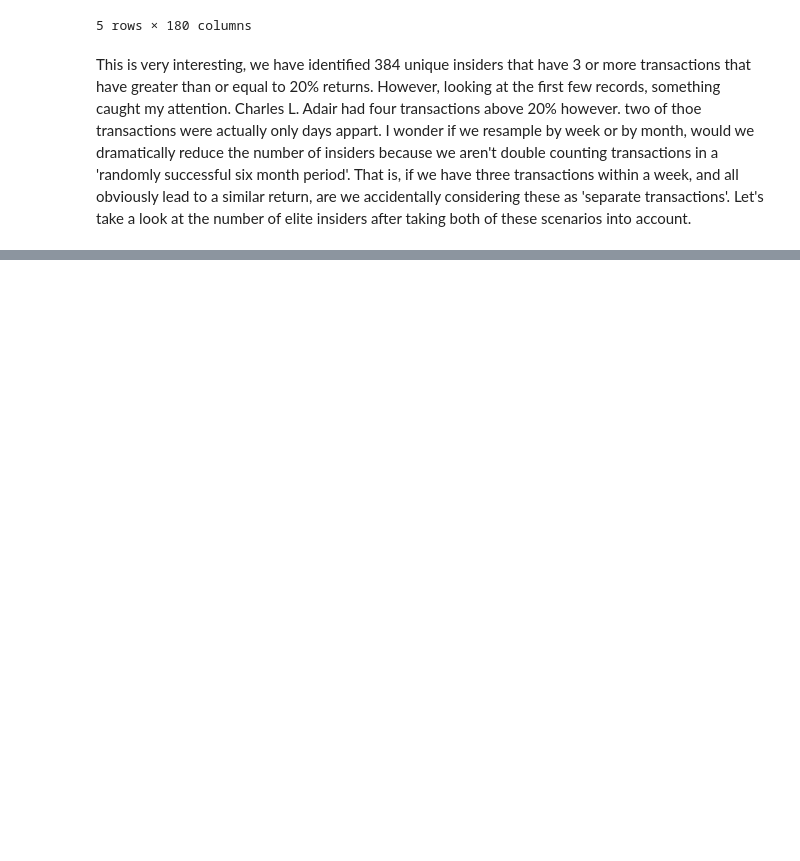
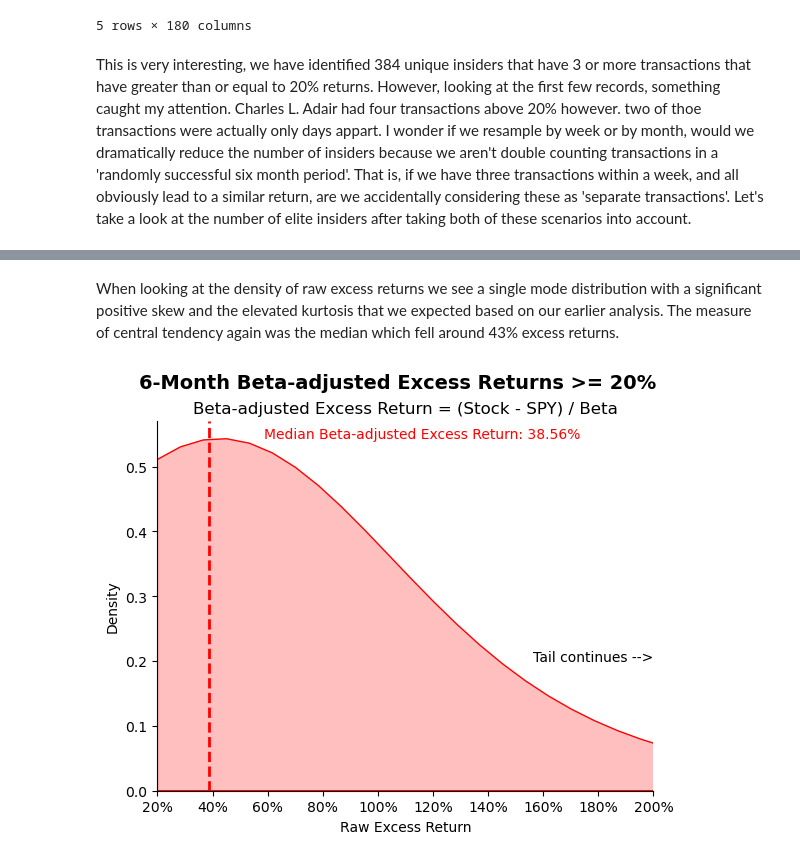
Before and after one commit to tmacpherson6/Do-Insiders-Know-Something-We-Dont, a Jupyter notebook: Notebook 6 - good_buyers.ipynb, the cells around one changed output, grey strips where cells are left out. Cells and saved outputs as stored; diff of their text form; code cells hidden in the pictures; blank space fills up the shorter version.

```diff
--- a/Notebook 6 - good_buyers.ipynb
+++ b/Notebook 6 - good_buyers.ipynb
@@ -211,39 +242,63 @@ plt.show()
+# %% [markdown]
+When looking at the density of raw excess returns we see a single mode distribution with a significant positive skew and the elevated kurtosis that we expected based on our earlier analysis. The measure of central tendency again was the median which fell around 43% excess returns.
 # %%
+# Let's specify the dataframe that we want to look at
+plotting_dataframe = monthly_counts.copy()
+
 # PLOT 2: KDE of All Beta-adjusted Excess Return Buys (Stock - SPY)
 # Define df_cleaned_pos_beta_adj
-df_cleaned_pos_beta_adj = df_cleaned[
-    (df_cleaned["excess_return_6month"] >= 0.20) &
-    (df_cleaned["beta"].notnull()) &
-    (df_cleaned["beta"] != 0)
+beta_adj = plotting_dataframe[
+    (plotting_dataframe["excess_return_6month"] >= 0.20) &
+    (plotting_dataframe["beta"].notnull()) &
+    (plotting_dataframe["beta"] != 0)
 ].copy()
 
 # Calculate beta_adjusted return
-df_cleaned_pos_beta_adj["beta_adj_excess_return"] = (
-    df_cleaned_pos_beta_adj["excess_return_6month"] / df_cleaned_pos_beta_adj["beta"]
+beta_adj["beta_adj_excess_return"] = (
+    beta_adj["excess_return_6month"] / beta_adj["beta"]
 )
 
+# Let's calculate the median return from this dataset
+median_ret = beta_adj["beta_adj_excess_return"].median()
 
 # Note: Clipped KDE on left tail to show only actual data (don't smooth below zero)
-sns.kdeplot(data=df_cleaned_pos_beta_adj,
+sns.kdeplot(data=beta_adj,
             x="beta_adj_excess_return",
             fill=True,
             color="red",
             clip=(0.2, None)
+)
 
-            )
-plt.suptitle("All Insider Buys with 6-Month Beta-adjusted Excess Returns >= 20%: 2006-2024", fontsize=14, fontweight="bold")
-plt.title("KDE of Beta-adjusted Excess Returns (Stock - SPY)", fontsize=12)
+plt.axvline(median_ret, color="red", linestyle="--", linewidth=2)
+plt.text(
+    median_ret + 0.2,
+    0.55,
+    f"Median Beta-adjusted Excess Return: {np.round(median_ret*100, 2)}%",
+    color="Red",
+    va="center",
+    ha="left",
+    fontsize=10,
+)
+
+plt.suptitle("6-Month Beta-adjusted Excess Returns >= 20%", fontsize=14, fontweight="bold")
+plt.title("Beta-adjusted Excess Return = (Stock - SPY) / Beta", fontsize=12)
 
 # Labels and formatting
 plt.xlabel("Raw Excess Return")
 plt.ylabel("Density")
 
 # Clip x axis
 plt.xlim(0.2, 2)
-plt.annotate("Tail continues -->", xy=(2, 0.1), fontsize=10, ha="right")
+plt.annotate("Tail continues -->", xy=(2, 0.2), fontsize=10, ha="right")
+
+ax = plt.gca()
+ax.spines["top"].set_visible(False)
+ax.spines["right"].set_visible(False)
 
 # Format x axis as percentage
-plt.gca().xaxis.set_major_formatter(mtick.PercentFormatter(xmax=1.0))
+ax.xaxis.set_major_formatter(mtick.PercentFormatter(xmax=1.0))
 
-plt.grid(True)
+plt.grid(False)
 plt.show()
+# %% [output]
+[figure, added]
```
Also changed, not shown: parts of 6 cells of this notebook, 1 other file.
